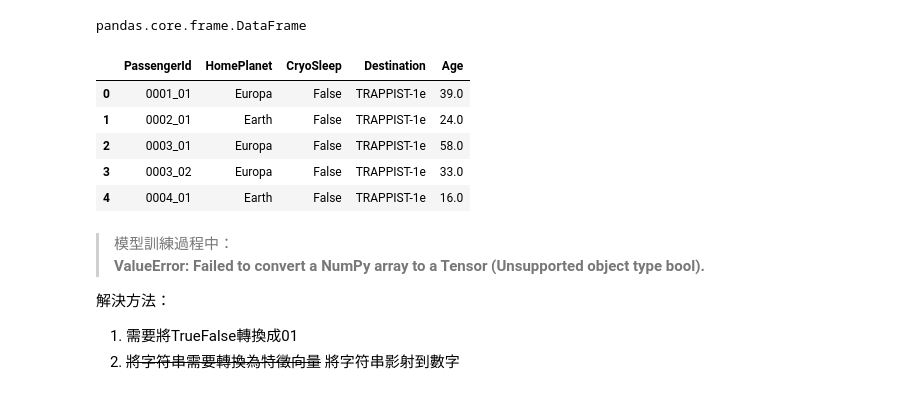
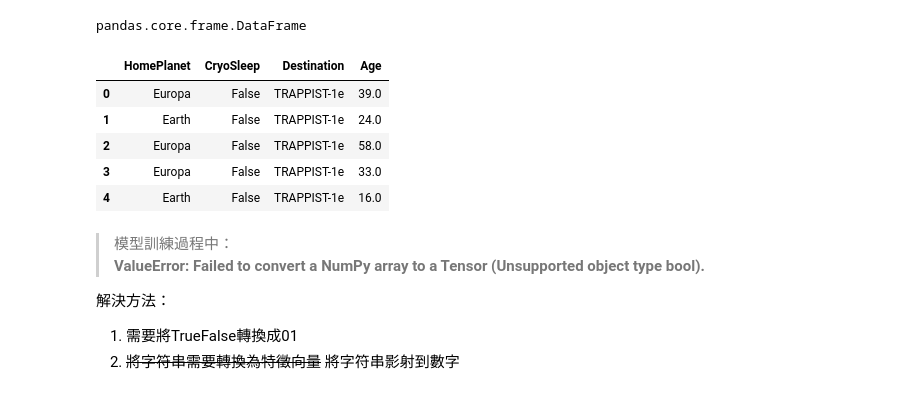
Before and after one commit to danyow-cheung/kaggle_practise, a Jupyter notebook: Spaceship-titanic/spaceship-titanic-predict.ipynb, the cells around one changed output. Cells and saved outputs as stored; diff of their text form; code cells hidden in the pictures.

```diff
--- a/Spaceship-titanic/spaceship-titanic-predict.ipynb
+++ b/Spaceship-titanic/spaceship-titanic-predict.ipynb
@@ -289,18 +289,22 @@ pandas.core.frame.DataFrame
 # %%
 # 选取x的訓練集有PassengerId,HomePlanet,CryoSleep,Destination,Age,
 # y為對應的Transported
 X = train_df[
     ['PassengerId','HomePlanet','CryoSleep','Destination','Age']
 ]
+# 不添加id的屬性，解決。。。屬性類型不匹配的問題
+X = train_df[
+    ['HomePlanet','CryoSleep','Destination','Age']
+]
 X.head()
 # 因為要額外處理字符串的數值，所以不適用這種直接從母pd擷取的方法
 # %% [output]
-|  | PassengerId | HomePlanet | CryoSleep | Destination | Age |
-| 0 | 0001_01 | Europa | False | TRAPPIST-1e | 39.0 |
-| 1 | 0002_01 | Earth | False | TRAPPIST-1e | 24.0 |
-| 2 | 0003_01 | Europa | False | TRAPPIST-1e | 58.0 |
-| 3 | 0003_02 | Europa | False | TRAPPIST-1e | 33.0 |
-| 4 | 0004_01 | Earth | False | TRAPPIST-1e | 16.0 |
+|  | HomePlanet | CryoSleep | Destination | Age |
+| 0 | Europa | False | TRAPPIST-1e | 39.0 |
+| 1 | Earth | False | TRAPPIST-1e | 24.0 |
+| 2 | Europa | False | TRAPPIST-1e | 58.0 |
+| 3 | Europa | False | TRAPPIST-1e | 33.0 |
+| 4 | Earth | False | TRAPPIST-1e | 16.0 |
 # %% [markdown]
 > 模型訓練過程中：
 > <br> **ValueError: Failed to convert a NumPy array to a Tensor (Unsupported object type bool).** <br>
```
Also changed, not shown: parts of 26 cells of this notebook, 3 other files.
